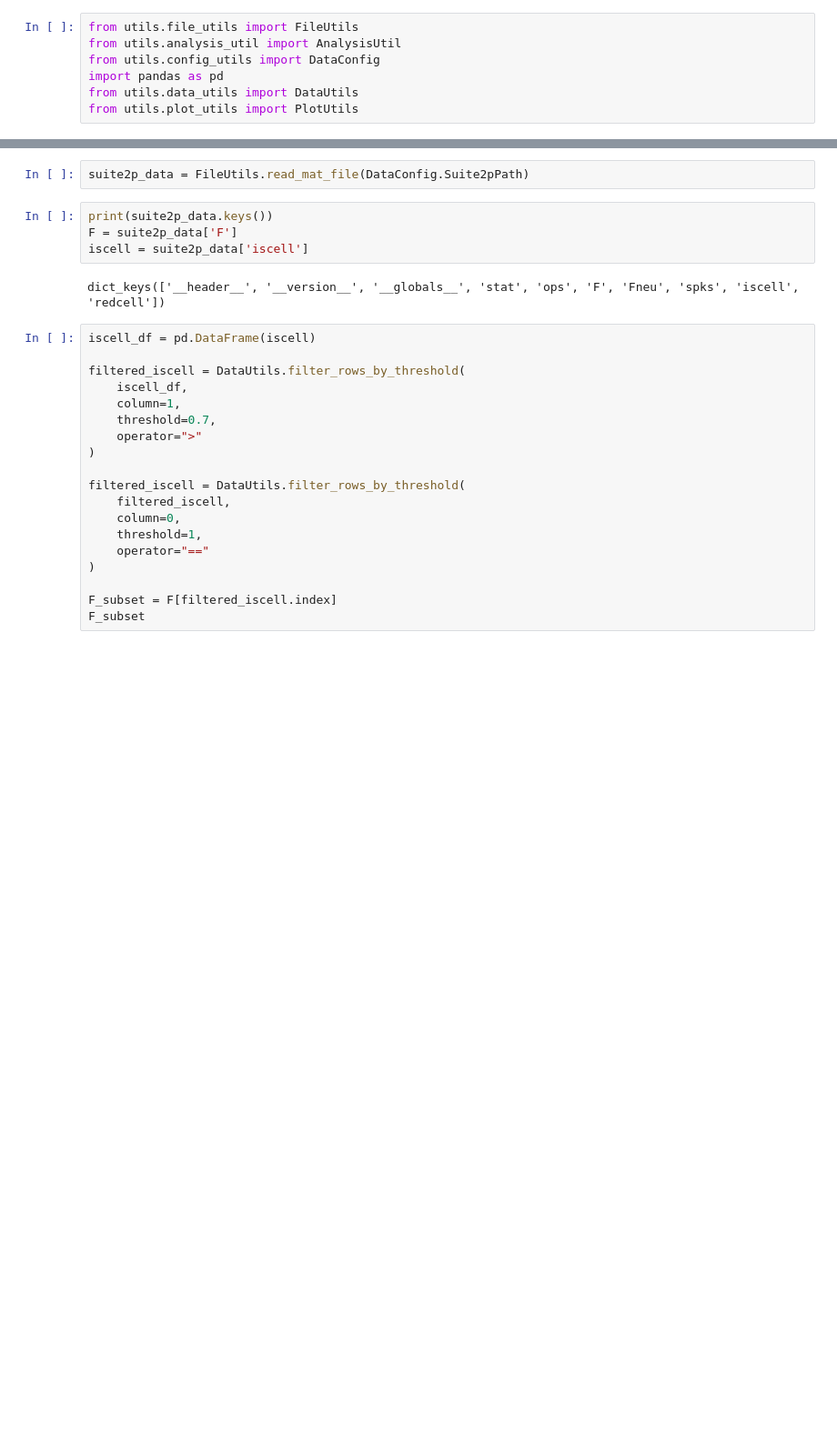
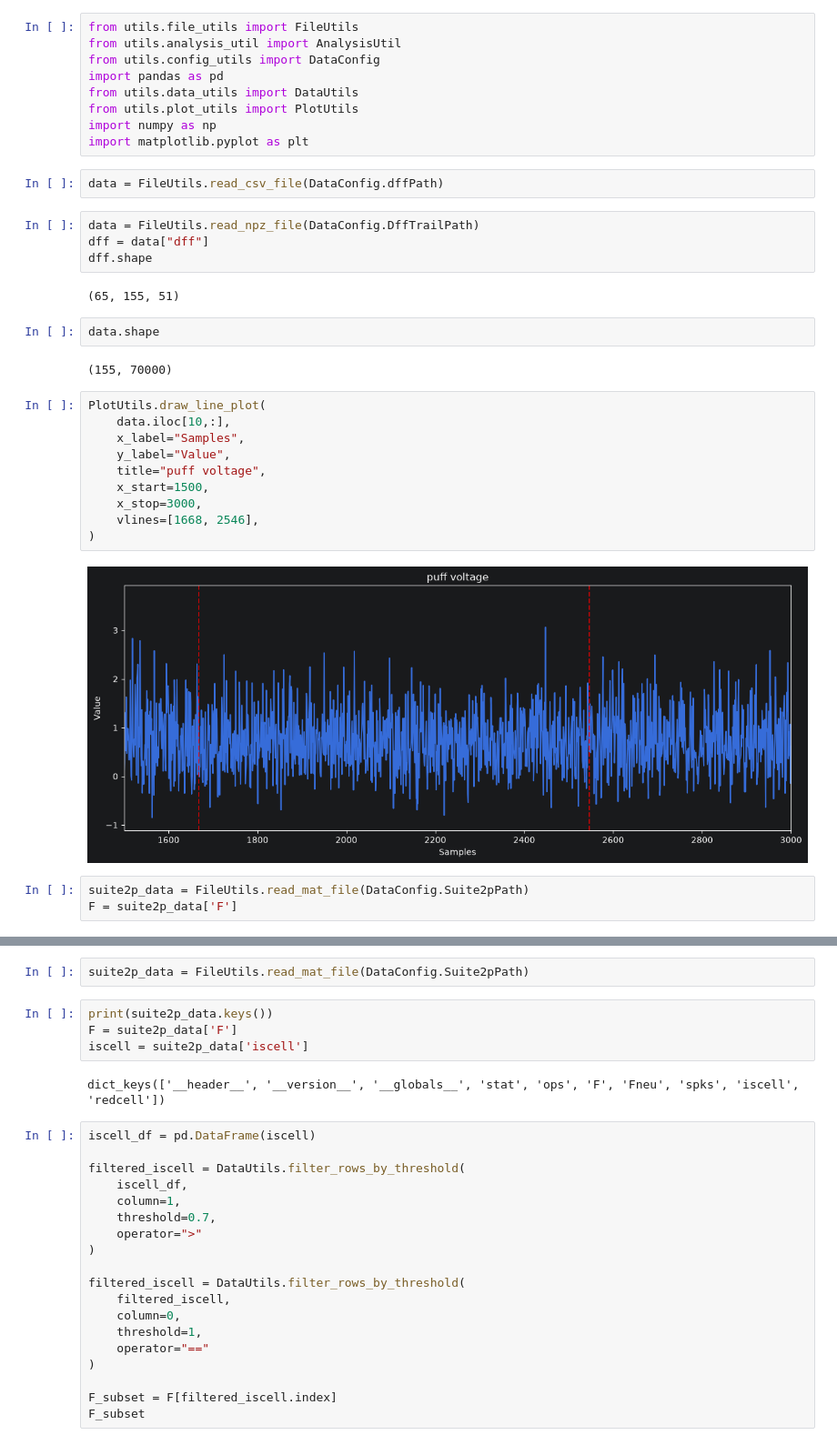
Before and after one commit to Yuchang09/DataAlign, a Jupyter notebook: scrach_space.ipynb, the cells around one changed output, grey strips where cells are left out. Shown at 91% size. Saved outputs shown, nothing was run; the diff lists cells and outputs as text; blank space fills up the shorter version.

```diff
--- a/scrach_space.ipynb
+++ b/scrach_space.ipynb
@@ -5,3 +5,32 @@ from utils.config_utils import DataConfig
 import pandas as pd
 from utils.data_utils import DataUtils
 from utils.plot_utils import PlotUtils
+import numpy as np
+import matplotlib.pyplot as plt
+# %%
+data = FileUtils.read_csv_file(DataConfig.dffPath)
+# %%
+data = FileUtils.read_npz_file(DataConfig.DffTrailPath)
+dff = data["dff"]
+dff.shape
+# %% [output]
+(65, 155, 51)
+# %%
+data.shape
+# %% [output]
+(155, 70000)
+# %%
+PlotUtils.draw_line_plot(
+    data.iloc[10,:],
+    x_label="Samples",
+    y_label="Value",
+    title="puff voltage",
+    x_start=1500,
+    x_stop=3000,
+    vlines=[1668, 2546],
+)
+# %% [output]
+[figure, added]
+# %%
+suite2p_data = FileUtils.read_mat_file(DataConfig.Suite2pPath)
+F = suite2p_data['F']
```
Also changed, not shown: parts of 14 cells of this notebook, 6 other files.
